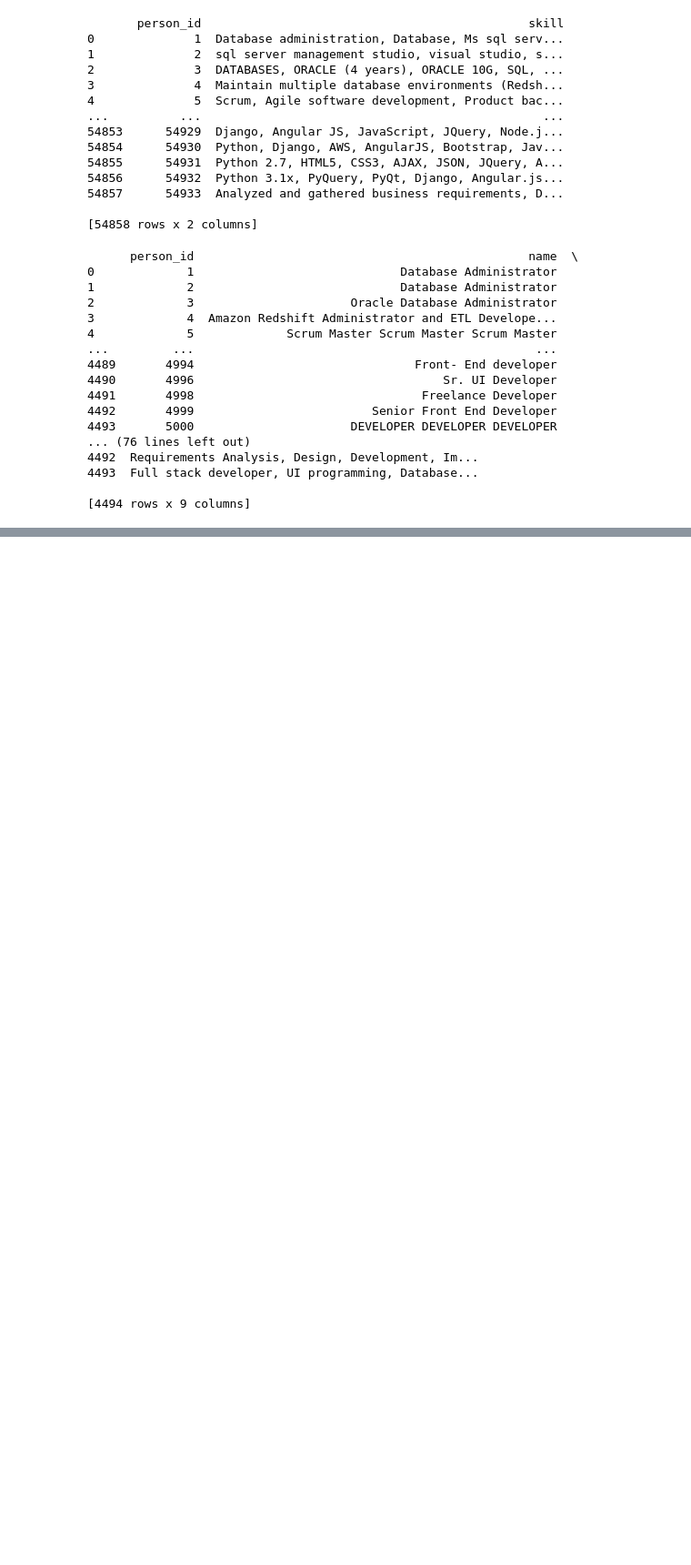
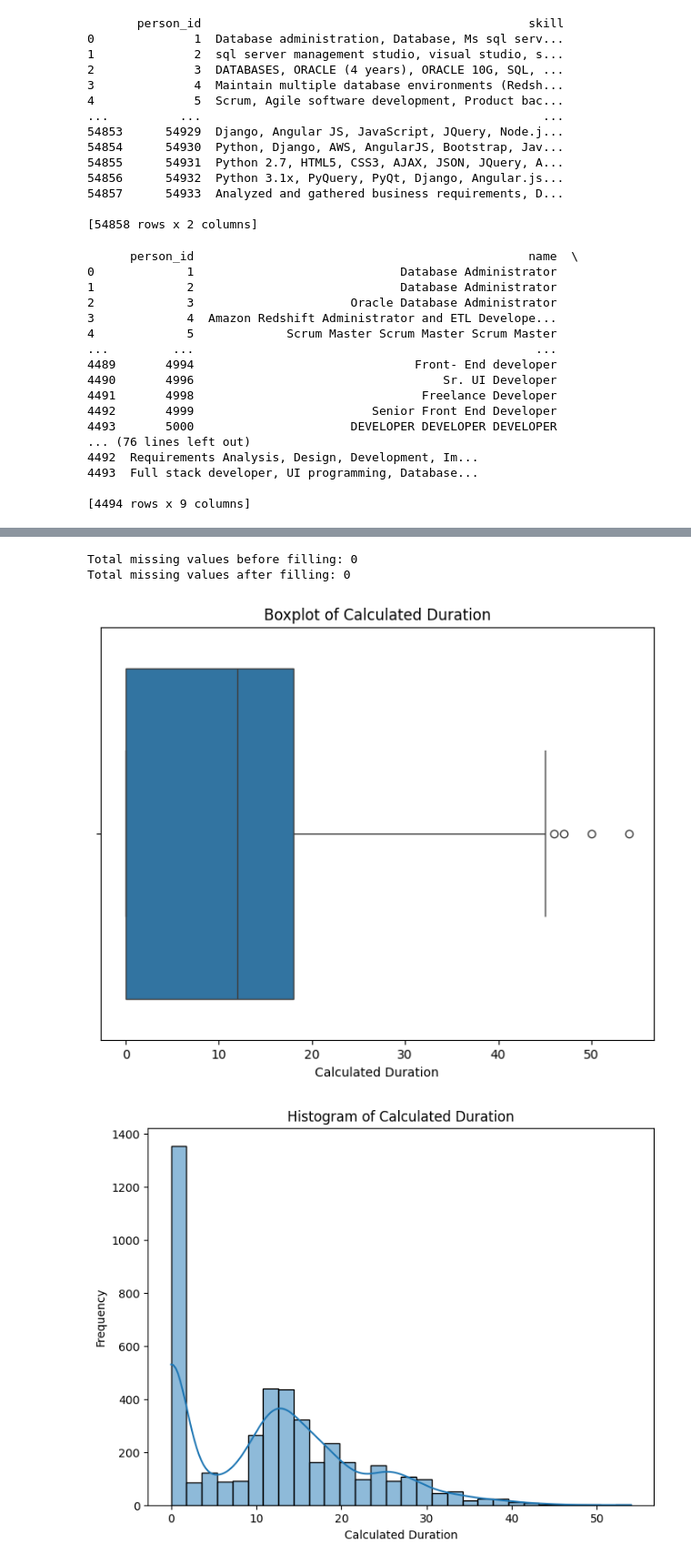
Before and after one commit to Zeeshan506/AI-powered-Resume-Builder-and-Reviewer, a Jupyter notebook: data/Preprocessing/pprocess.ipynb, the cells around one changed output, grey strips where cells are left out. Shown at 91% size. Drawn from its saved outputs; the diff is of its cells as text; code cells hidden in the pictures; blank space fills up the shorter version.

```diff
--- a/data/Preprocessing/pprocess.ipynb
+++ b/data/Preprocessing/pprocess.ipynb
@@ -210,0 +193,42 @@ df.fillna('UNKOWN')
+# %%
+import pandas as pd
+
+# Load the dataset
+df = pd.read_csv(r'final_merged_data.csv')
+
+# Check the total number of missing values
+missing_values_before = df.isnull().sum().sum()
+print(f"Total missing values before filling: {missing_values_before}")
+
+# Fill all missing values with 'UNKNOWN'
+df.fillna('UNKNOWN', inplace=True)
+
+# Verify no missing values remain
+missing_values_after = df.isnull().sum().sum()
+print(f"Total missing values after filling: {missing_values_after}")
+
+# Save the processed data to a new CSV (optional)
+df.to_csv(r'final_merged_data.csv', index=False)
+
+import matplotlib.pyplot as plt
+import seaborn as sns
+
+# Plot a boxplot for the 'Calculated Duration' column
+plt.figure(figsize=(8, 6))
+sns.boxplot(data=df, x='Calculated Duration')
+plt.title('Boxplot of Calculated Duration')
+plt.xlabel('Calculated Duration')
+plt.show()
+
+# Optional: Histogram to visualize the distribution
+plt.figure(figsize=(8, 6))
+sns.histplot(data=df, x='Calculated Duration', bins=30, kde=True)
+plt.title('Histogram of Calculated Duration')
+plt.xlabel('Calculated Duration')
+plt.ylabel('Frequency')
+plt.show()
+# %% [output]
+Total missing values before filling: 0
+Total missing values after filling: 0
+[figure, added]
+[figure, added]
```
Also changed, not shown: parts of 1 cell of this notebook, 23 other files.
